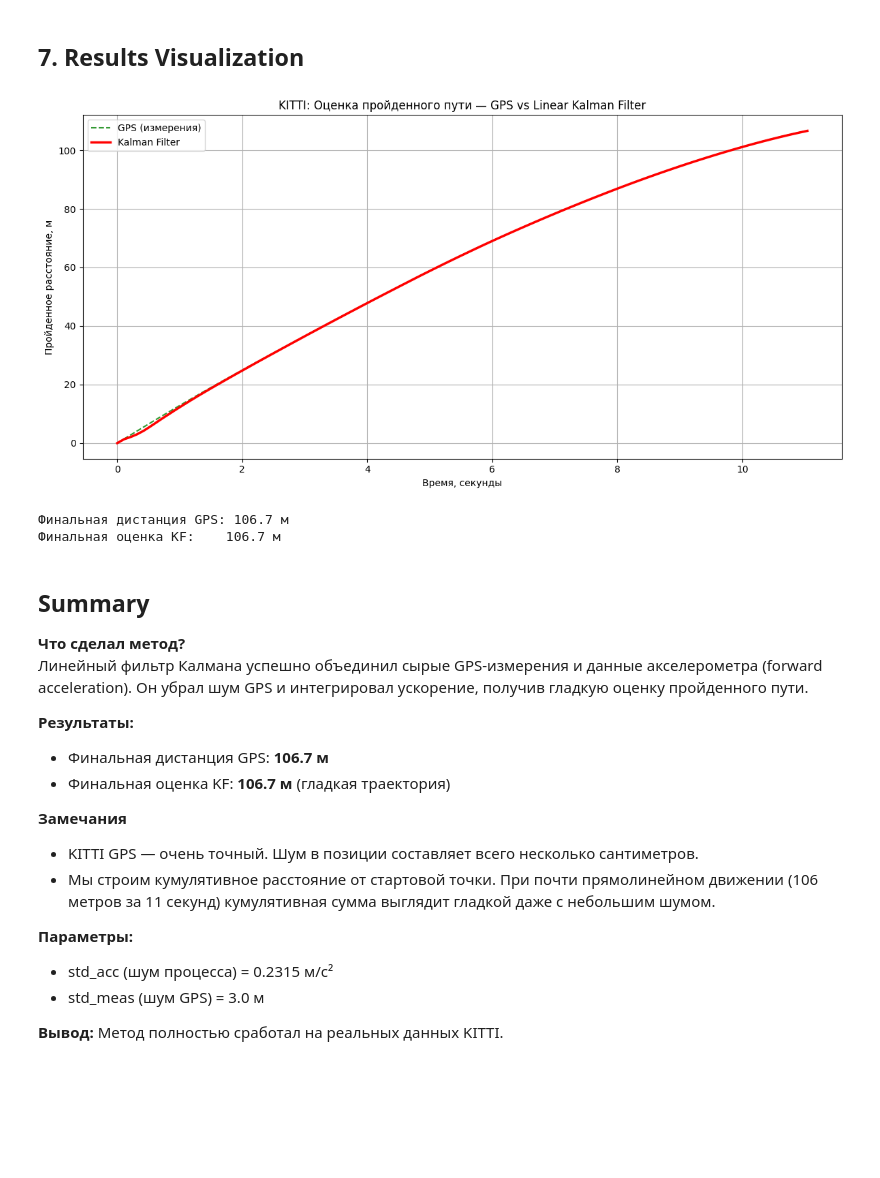
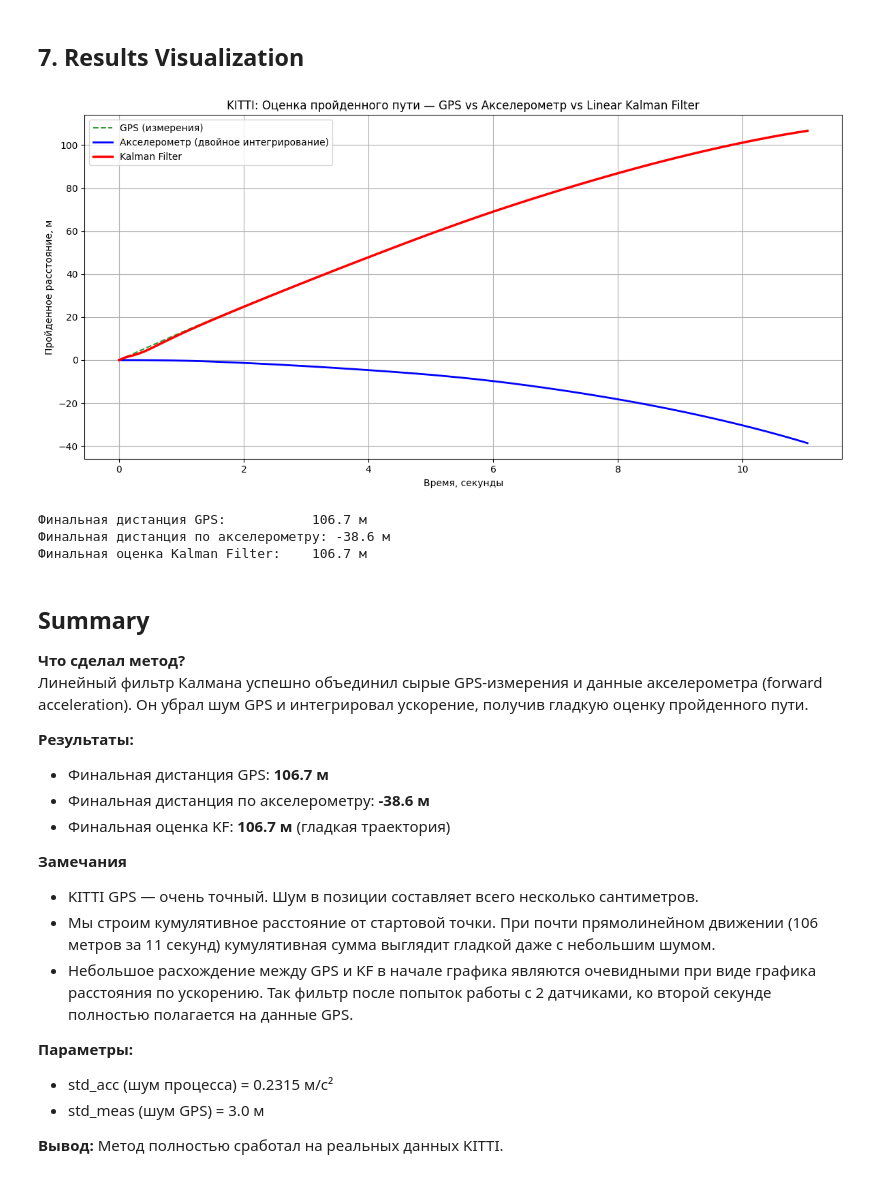
Before and after one commit to HK-33-32/HW_Adv_ROB_Peshkov, a Jupyter notebook: HW2_Linear_Kalman_Filter/HW2_Linear_Kalman_Filter.ipynb, the cells around one changed output. Cells and saved outputs as stored; diff of their text form; code cells hidden in the pictures; blank space fills up the shorter version.

```diff
--- a/HW2_Linear_Kalman_Filter/HW2_Linear_Kalman_Filter.ipynb
+++ b/HW2_Linear_Kalman_Filter/HW2_Linear_Kalman_Filter.ipynb
@@ -172,25 +172,37 @@ kf_distance = run_kalman_filter(z, u, dt, std_acc, std_meas)
 # %%
 os.makedirs('images', exist_ok=True)
 
+# Расстояние по акселерометру
+v = np.zeros_like(u)
+s_accel = np.zeros_like(u)
+
+for i in range(1, len(u)):
+    v[i] = v[i-1] + u[i] * dt[i]
+    s_accel[i] = s_accel[i-1] + v[i] * dt[i]
+
+# Построение графика с тремя линиями
 plt.figure(figsize=(12, 6))
 plt.plot(time_sec, z, 'g--', label='GPS (измерения)', alpha=0.8)
+plt.plot(time_sec, s_accel, 'b-', linewidth=2.0, label='Акселерометр (двойное интегрирование)')
 plt.plot(time_sec, kf_distance, 'r-', linewidth=2.5, label='Kalman Filter')
 plt.xlabel('Время, секунды')
 plt.ylabel('Пройденное расстояние, м')
-plt.title('KITTI: Оценка пройденного пути — GPS vs Linear Kalman Filter')
+plt.title('KITTI: Оценка пройденного пути — GPS vs Акселерометр vs Linear Kalman Filter')
 plt.legend()
 plt.grid(True)
 plt.tight_layout()
 
-plt.savefig('images/kf_vs_gps.png', dpi=200, bbox_inches='tight')
+plt.savefig('images/kf_vs_gps_vs_accel.png', dpi=200, bbox_inches='tight')
 plt.show()
 
-print(f"Финальная дистанция GPS: {z[-1]:.1f} м")
-print(f"Финальная оценка KF:    {kf_distance[-1]:.1f} м")
+print(f"Финальная дистанция GPS:           {z[-1]:.1f} м")
+print(f"Финальная дистанция по акселерометру: {s_accel[-1]:.1f} м")
+print(f"Финальная оценка Kalman Filter:    {kf_distance[-1]:.1f} м")
 # %% [output]
-[figure, old version]
+[figure, new version]
-Финальная дистанция GPS: 106.7 м
-Финальная оценка KF:    106.7 м
+Финальная дистанция GPS:           106.7 м
+Финальная дистанция по акселерометру: -38.6 м
+Финальная оценка Kalman Filter:    106.7 м
 # %% [markdown]
 ## Summary
 
@@ -199,11 +211,13 @@ print(f"Финальная оценка KF:    {kf_distance[-1]:.1f} м")
 
 **Результаты:**
 - Финальная дистанция GPS: **106.7 м**
+- Финальная дистанция по акселерометру: **-38.6 м**
 - Финальная оценка KF: **106.7 м** (гладкая траектория)
 
 **Замечания**
 - KITTI GPS — очень точный. Шум в позиции составляет всего несколько сантиметров.
 - Мы строим кумулятивное расстояние от стартовой точки. При почти прямолинейном движении (106 метров за 11 секунд) кумулятивная сумма выглядит гладкой даже с небольшим шумом.
+- Небольшое расхождение между GPS и KF в начале графика являются очевидными при виде графика расстояния по ускорению. Так фильтр после попыток работы с 2 датчиками, ко второй секунде полностью полагается на данные GPS.
 
 **Параметры:**
 - std_acc (шум процесса) = 0.2315 м/с²
```
Also changed, not shown: parts of 5 cells of this notebook, 3 other files.
